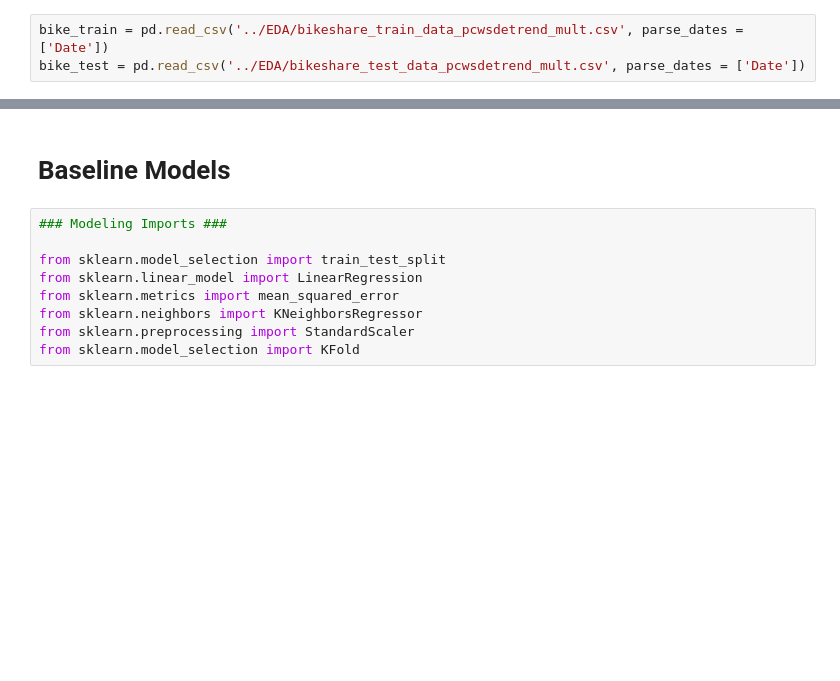
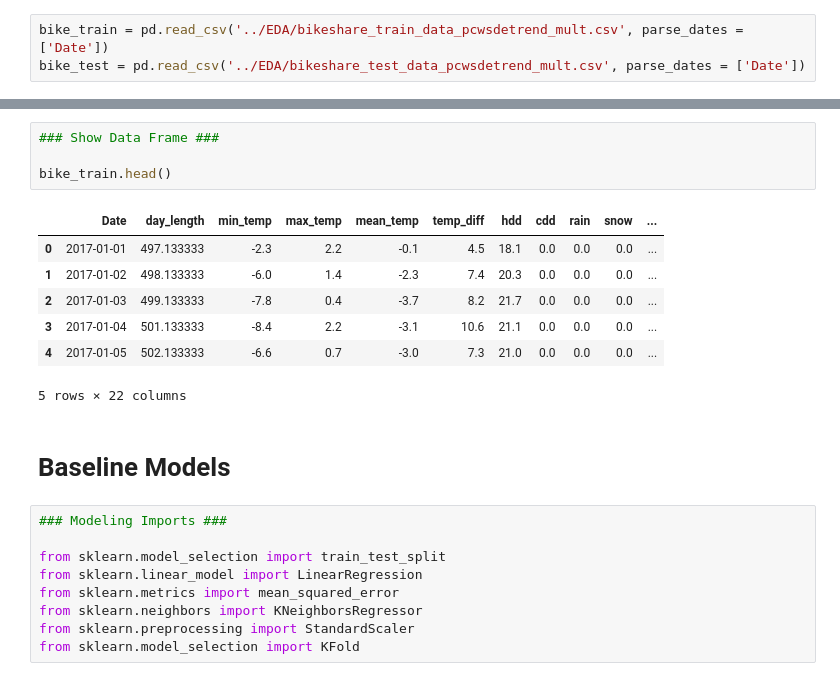
Before and after one commit to hodagben/bike-share-project, a Jupyter notebook: final_report/final_report.ipynb, the cells around one changed output, grey strips where cells are left out. Drawn from its saved outputs; the diff is of its cells as text; blank space fills up the shorter version.

```diff
--- a/final_report/final_report.ipynb
+++ b/final_report/final_report.ipynb
@@ -42,3 +41,15 @@ bike_test = pd.read_csv('../EDA/bikeshare_test_data_pcwsdetrend_mult.csv', parse
+# %%
+### Show Data Frame ###
+
+bike_train.head()
+# %% [output]
+|  | Date | day_length | min_temp | max_temp | mean_temp | temp_diff | hdd | cdd | rain | snow | ... |
+| 0 | 2017-01-01 | 497.133333 | -2.3 | 2.2 | -0.1 | 4.5 | 18.1 | 0.0 | 0.0 | 0.0 | ... |
+| 1 | 2017-01-02 | 498.133333 | -6.0 | 1.4 | -2.3 | 7.4 | 20.3 | 0.0 | 0.0 | 0.0 | ... |
+| 2 | 2017-01-03 | 499.133333 | -7.8 | 0.4 | -3.7 | 8.2 | 21.7 | 0.0 | 0.0 | 0.0 | ... |
+| 3 | 2017-01-04 | 501.133333 | -8.4 | 2.2 | -3.1 | 10.6 | 21.1 | 0.0 | 0.0 | 0.0 | ... |
+| 4 | 2017-01-05 | 502.133333 | -6.6 | 0.7 | -3.0 | 7.3 | 21.0 | 0.0 | 0.0 | 0.0 | ... |
+5 rows × 22 columns
 # %% [markdown]
 # Baseline Models
 # %%
```
Also changed, not shown: parts of 48 cells of this notebook, 1 other file.
